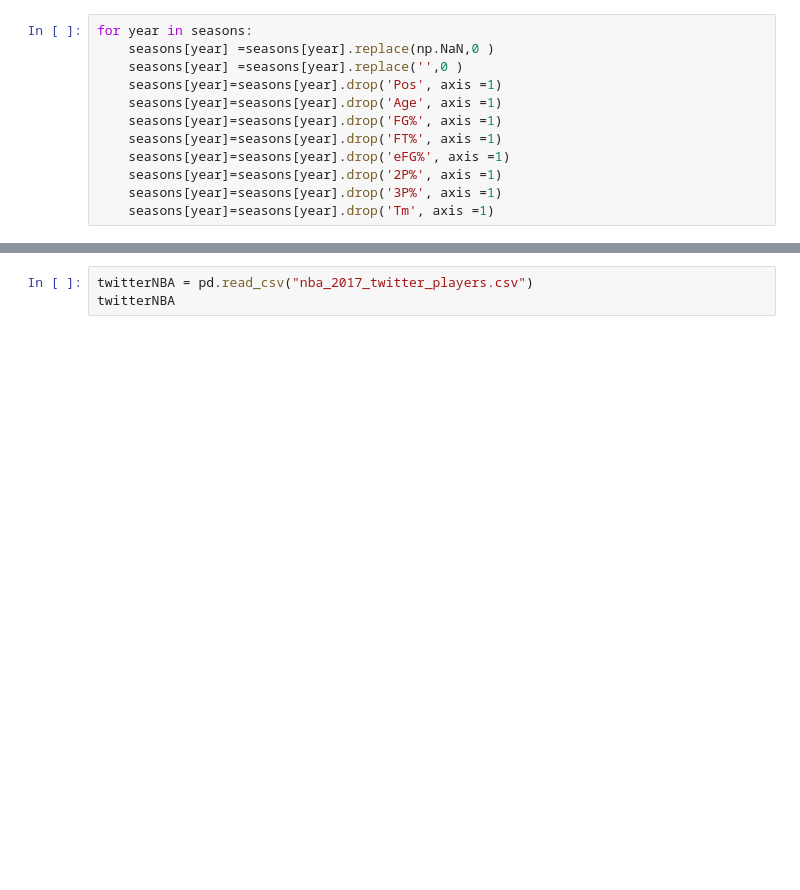
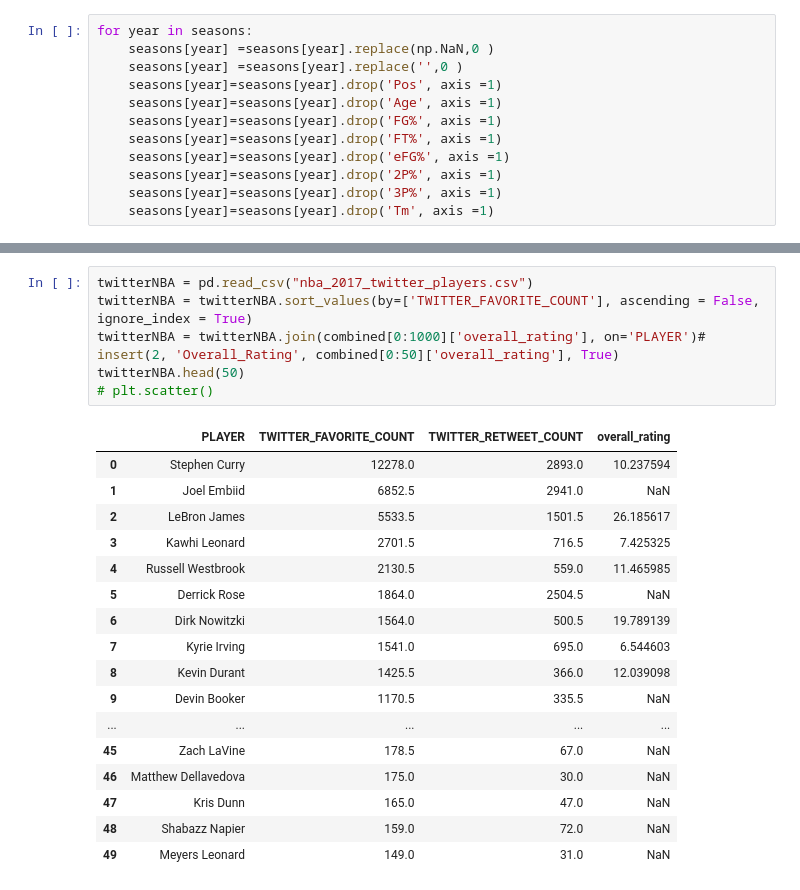
Before and after one commit to acook4148/CMSC320FinalProject, a Jupyter notebook: NBA Anal(ysis).ipynb, the cells around one changed output, grey strips where cells are left out. Cells and saved outputs as stored; diff of their text form; blank space fills up the shorter version.

Commit message:
twitter

```diff
--- a/NBA Anal(ysis).ipynb
+++ b/NBA Anal(ysis).ipynb
@@ -441,3 +535,24 @@ combined[0:10]
 # %%
 twitterNBA = pd.read_csv("nba_2017_twitter_players.csv")
-twitterNBA
+twitterNBA = twitterNBA.sort_values(by=['TWITTER_FAVORITE_COUNT'], ascending = False, ignore_index = True)
+twitterNBA = twitterNBA.join(combined[0:1000]['overall_rating'], on='PLAYER')# insert(2, 'Overall_Rating', combined[0:50]['overall_rating'], True)
+twitterNBA.head(50)
+# plt.scatter()
+# %% [output]
+|  | PLAYER | TWITTER_FAVORITE_COUNT | TWITTER_RETWEET_COUNT | overall_rating |
+| 0 | Stephen Curry | 12278.0 | 2893.0 | 10.237594 |
+| 1 | Joel Embiid | 6852.5 | 2941.0 | NaN |
+| 2 | LeBron James | 5533.5 | 1501.5 | 26.185617 |
+| 3 | Kawhi Leonard | 2701.5 | 716.5 | 7.425325 |
+| 4 | Russell Westbrook | 2130.5 | 559.0 | 11.465985 |
+| 5 | Derrick Rose | 1864.0 | 2504.5 | NaN |
+| 6 | Dirk Nowitzki | 1564.0 | 500.5 | 19.789139 |
+| 7 | Kyrie Irving | 1541.0 | 695.0 | 6.544603 |
+| 8 | Kevin Durant | 1425.5 | 366.0 | 12.039098 |
+| 9 | Devin Booker | 1170.5 | 335.5 | NaN |
+| ... | ... | ... | ... | ... |
+| 45 | Zach LaVine | 178.5 | 67.0 | NaN |
+| 46 | Matthew Dellavedova | 175.0 | 30.0 | NaN |
+| 47 | Kris Dunn | 165.0 | 47.0 | NaN |
+| 48 | Shabazz Napier | 159.0 | 72.0 | NaN |
+| 49 | Meyers Leonard | 149.0 | 31.0 | NaN |
```
Also changed, not shown: parts of 9 cells of this notebook.
